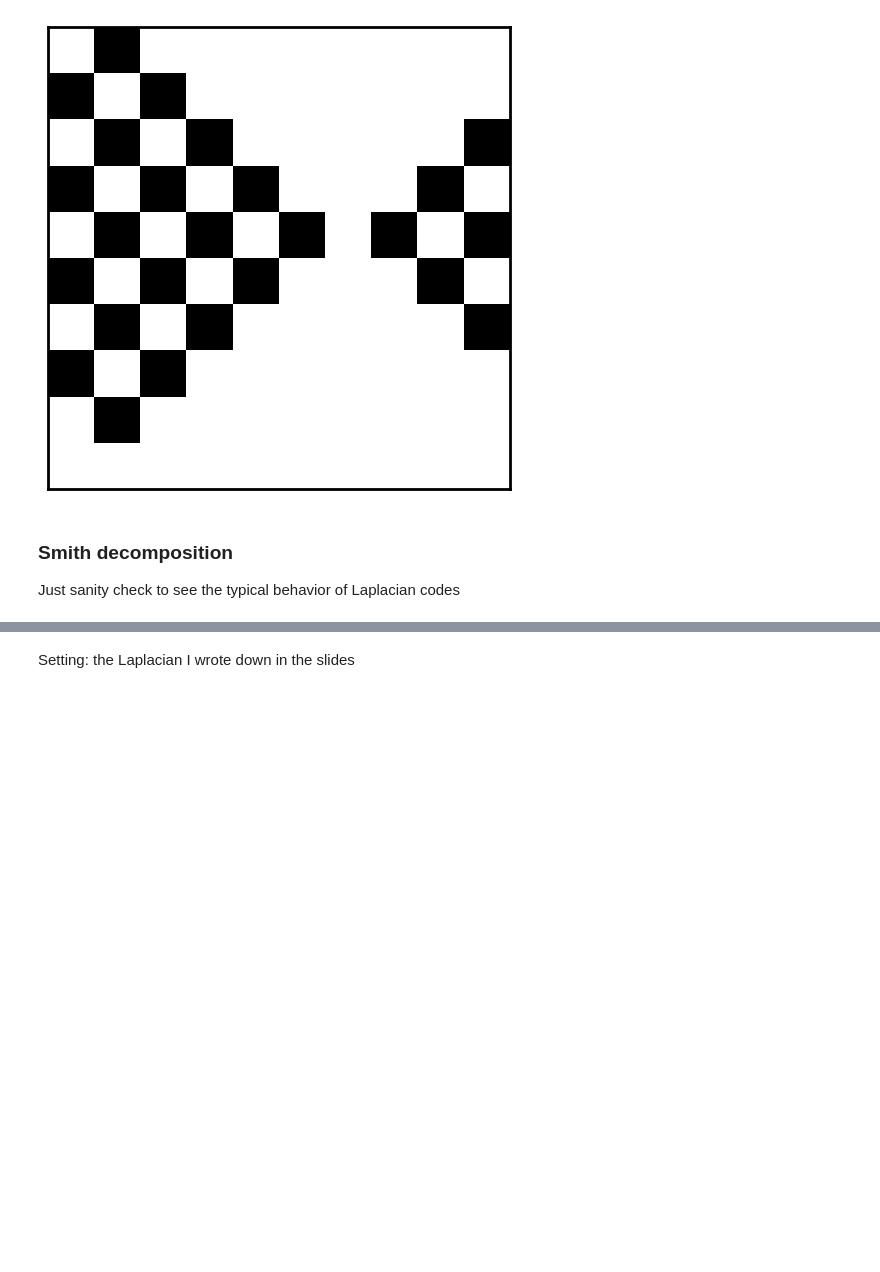
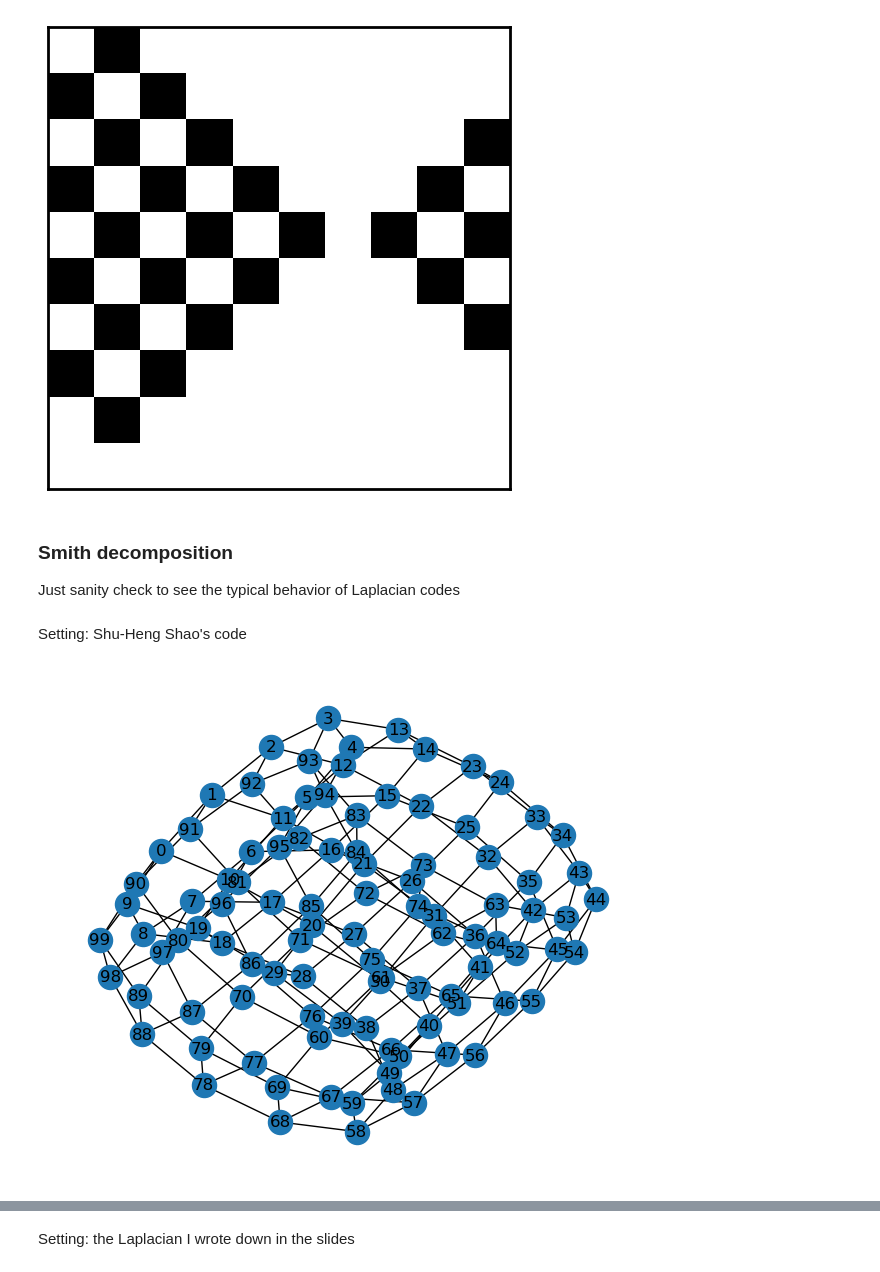
Before and after one commit to Rosetta-Tan/aperiodic-codes, a Jupyter notebook: run/local_ldpc_analysis.ipynb, the cells around one changed output, grey strips where cells are left out. Drawn from its saved outputs; the diff is of its cells as text; code cells hidden in the pictures; blank space fills up the shorter version.

```diff
--- a/run/local_ldpc_analysis.ipynb
+++ b/run/local_ldpc_analysis.ipynb
@@ -672,3 +672,15 @@ def Evaluate_SmihtDecomposition(ndarr):
 def easy_to_read_SmithDecomposition(ndarr):
     result = Evaluate_SmihtDecomposition(ndarr)
     return np.diag(result[1])
+# %% [markdown]
+Setting: Shu-Heng Shao's code
+# %%
+L = 10
+readdir = '/Users/yitan/Google Drive/My Drive/from_cannon/qmemory_simulation/data/laplacian_code'
+readname = f'hclassical_shs_squarelattice_L={L}.txt'
+h = read_pc(os.path.join(readdir, readname))
+G = nx.from_numpy_array(h)
+nx.draw(G, with_labels=True)
+plt.show()
+# %% [output]
+[figure, added]
```
Also changed, not shown: parts of 3 cells of this notebook.
